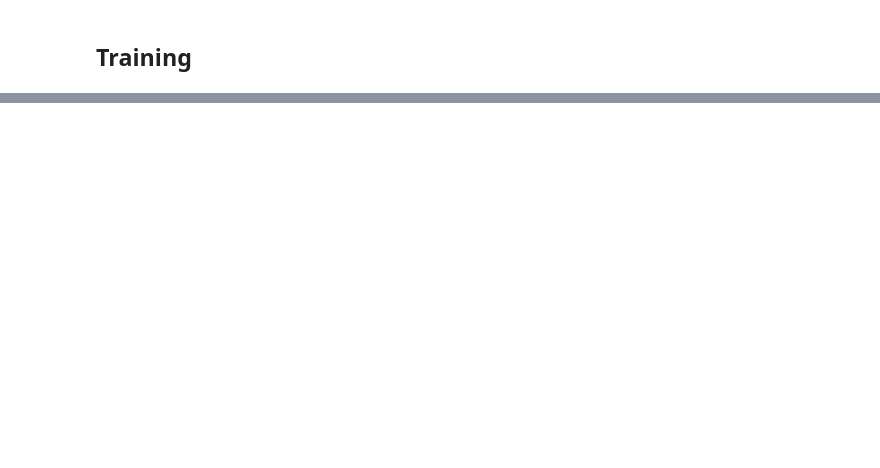
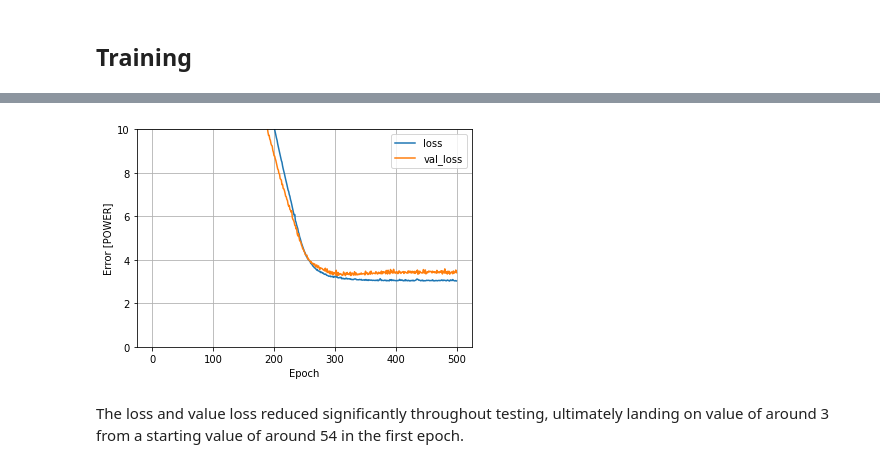
Before and after one commit to adamnihill/machine-learning-statistics, a Jupyter notebook: Project.ipynb, the cells around one changed output, grey strips where cells are left out. Cells and saved outputs as stored; diff of their text form; code cells hidden in the pictures; blank space fills up the shorter version.

```diff
--- a/Project.ipynb
+++ b/Project.ipynb
@@ -192,0 +223,16 @@ array([-8.87487121])
+# %%
+# Define the Model that will be used to train the dataset
+def build_and_compile_model(norm):
+  model = kr.Sequential([
+      norm,
+      layers.Dense(64, activation='relu', input_shape=[1,]),
+      layers.Dense(64, activation='relu'),
+      layers.Dense(64, activation='sigmoid'),
+      layers.Dense(1)
+  ])
+
+  model.compile(loss='mean_absolute_error',
+                optimizer=tf.keras.optimizers.Adam(0.001),metrics=['mse'])
+  return model
+# %%
+model = build_and_compile_model(speed_normalizer)
@@ -192,0 +264,7 @@ array([-8.87487121])
+# %%
+%%time
+history = model.fit(
+    train_features['speed'], train_labels,
+    epochs=500,
+    # Calculate validation results on 20% of the training data
+    validation_split = 0.2)
@@ -192,0 +289,15 @@ array([-8.87487121])
+# %%
+def plot_loss(history):
+  plt.plot(history.history['loss'], label='loss')
+  plt.plot(history.history['val_loss'], label='val_loss')
+  plt.ylim([0, 10])
+  plt.xlabel('Epoch')
+  plt.ylabel('Error [POWER]')
+  plt.legend()
+  plt.grid(True)
+# %%
+plot_loss(history)
+# %% [output]
+[figure, added]
+# %% [markdown]
+The loss and value loss reduced significantly throughout testing, ultimately landing on value of around 3 from a starting value of around 54 in the first epoch.
```
Also changed, not shown: parts of 47 cells of this notebook, 8 other files.
